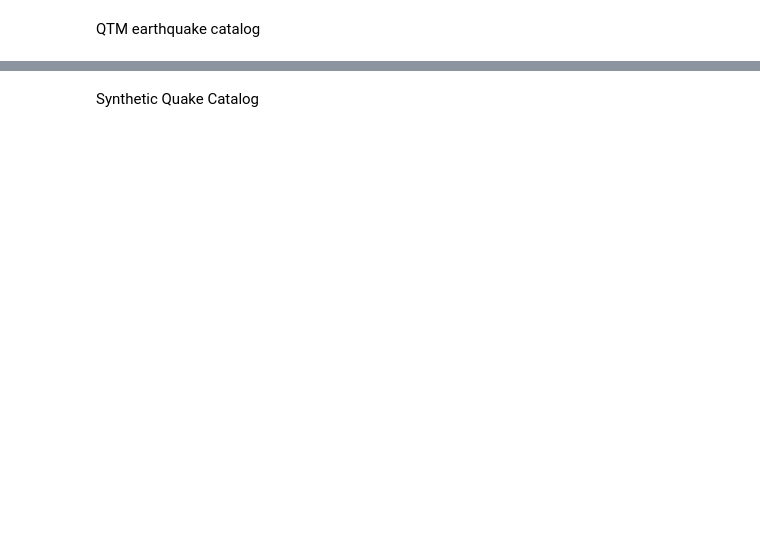
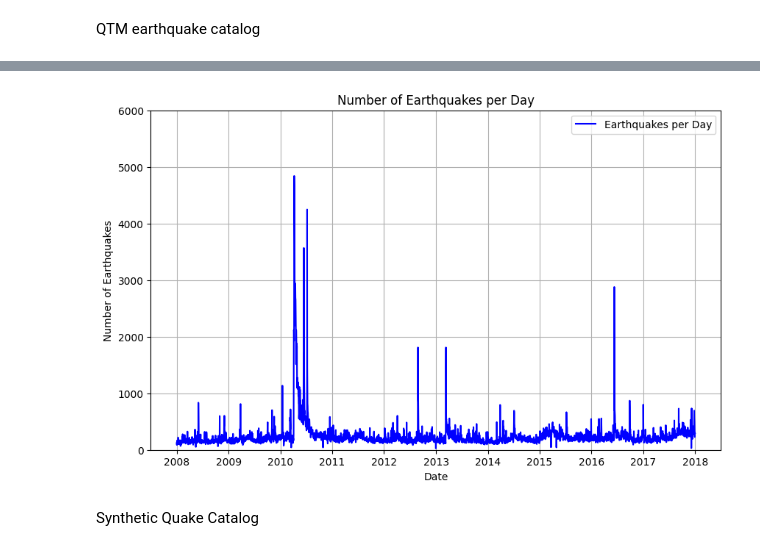
Before and after one commit to mdenolle/GeoCAST, a Jupyter notebook: data/get_quake_catalog.ipynb, the cells around one changed output, grey strips where cells are left out. Saved outputs shown, nothing was run; the diff lists cells and outputs as text; code cells hidden in the pictures; blank space fills up the shorter version.

```diff
--- a/data/get_quake_catalog.ipynb
+++ b/data/get_quake_catalog.ipynb
@@ -148,0 +190,5 @@ QTM earthquake catalog
+# %%
+# rename the first row as the column names
+data.columns = data.iloc[0]
+# remove the first row
+data = data[1:]
@@ -148,0 +204,6 @@ QTM earthquake catalog
+# %%
+#convert month, day, hour, minutes to floats
+data['MONTH'] = data['MONTH'].astype(int)
+data['DAY'] = data['DAY'].astype(int)
+data['HOUR'] = data['HOUR'].astype(int)
+data['MINUTE'] = data['MINUTE'].astype(int)
@@ -148,0 +240,4 @@ QTM earthquake catalog
+# %%
+# convert month, day, hour, minute seconds to a datetime object
+data['datetime'] = pd.to_datetime(data[['YEAR', 'MONTH', 'DAY', 'HOUR', 'MINUTE', 'SECOND']])
+data.head()
@@ -148,0 +256,3 @@ QTM earthquake catalog
+# %%
+# count the number of earthquakes per day with the datetime column
+daily_earthquakes = data.groupby(data['datetime'].dt.date).size()
@@ -148,0 +269,25 @@ QTM earthquake catalog
+# %%
+import matplotlib.pyplot as plt
+
+# Plot the number of earthquakes per day
+plt.figure(figsize=(10, 6))
+plt.plot(daily_earthquakes.index, daily_earthquakes.values, color='b', label='Earthquakes per Day')
+
+# Set the y-axis limit
+plt.ylim([0, 6000])
+
+# Add title and labels
+plt.title('Number of Earthquakes per Day')
+plt.xlabel('Date')
+plt.ylabel('Number of Earthquakes')
+
+# Add grid
+plt.grid(True)
+
+# Add legend
+plt.legend()
+
+# Show the plot
+plt.show()
+# %% [output]
+[figure, added]
```
Also changed, not shown: parts of 10 cells of this notebook, 39 other files.
